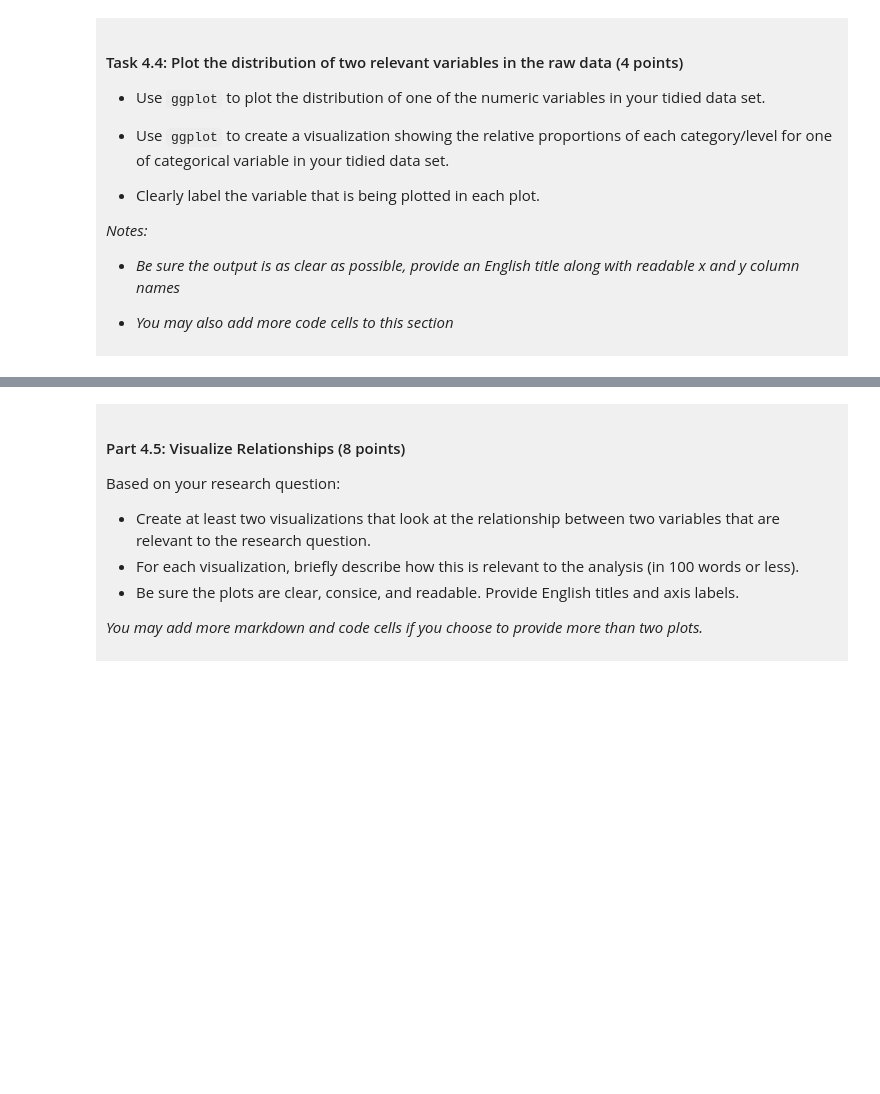
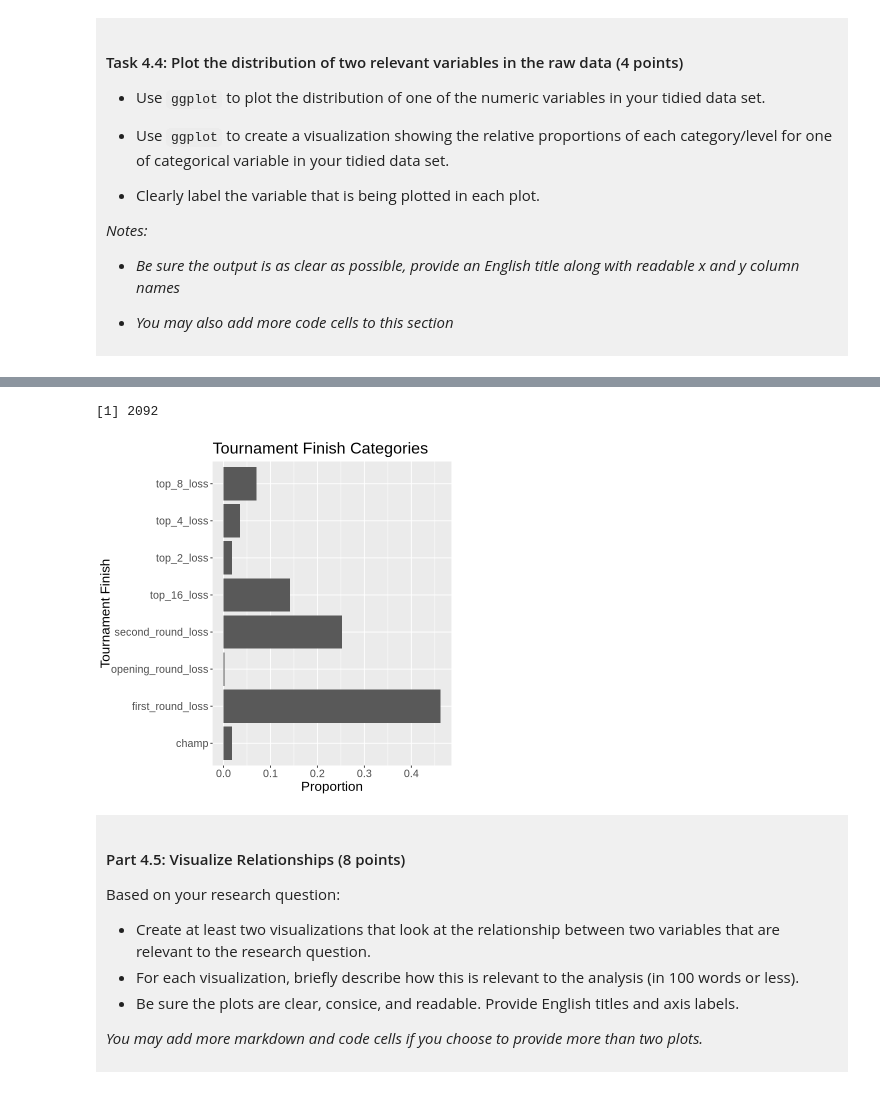
Before and after one commit to aysan07/dsci-100-project-aysan-abbaszadeh, a Jupyter notebook: dsci-100-project-notebook.ipynb, the cells around one changed output, grey strips where cells are left out. Drawn from its saved outputs; the diff is of its cells as text; code cells hidden in the pictures; blank space fills up the shorter version.

```diff
--- a/dsci-100-project-notebook.ipynb
+++ b/dsci-100-project-notebook.ipynb
@@ -261,5 +337,19 @@ You will refine your research question (if needed) and produce a tidy data set.
 # %%
-### EDIT THIS CODE CELL FOR PLOT 2 ###
+total_rows<- nrow(tidy_data_marchmadness)
+total_rows
+new_bar_dataset<- tidy_data_marchmadness|>
+group_by(tourney_finish)|>
+summarize(prop = n()/total_rows)
+bar_plot <- ggplot(new_bar_dataset, aes(x = prop, y = tourney_finish)) +
+     geom_bar(stat = "identity") +
+     labs(title = "Tournament Finish Categories",
+          y = "Tournament Finish",
+          x = "Proportion")+
+theme(text = element_text(size = 16))
+bar_plot
+# %% [output]
+[1] 2092
+[figure, added]
 # %% [markdown]
 <div style="background-color: #f0f0f0; padding: 10px;">
 
```
Also changed, not shown: parts of 13 cells of this notebook.
